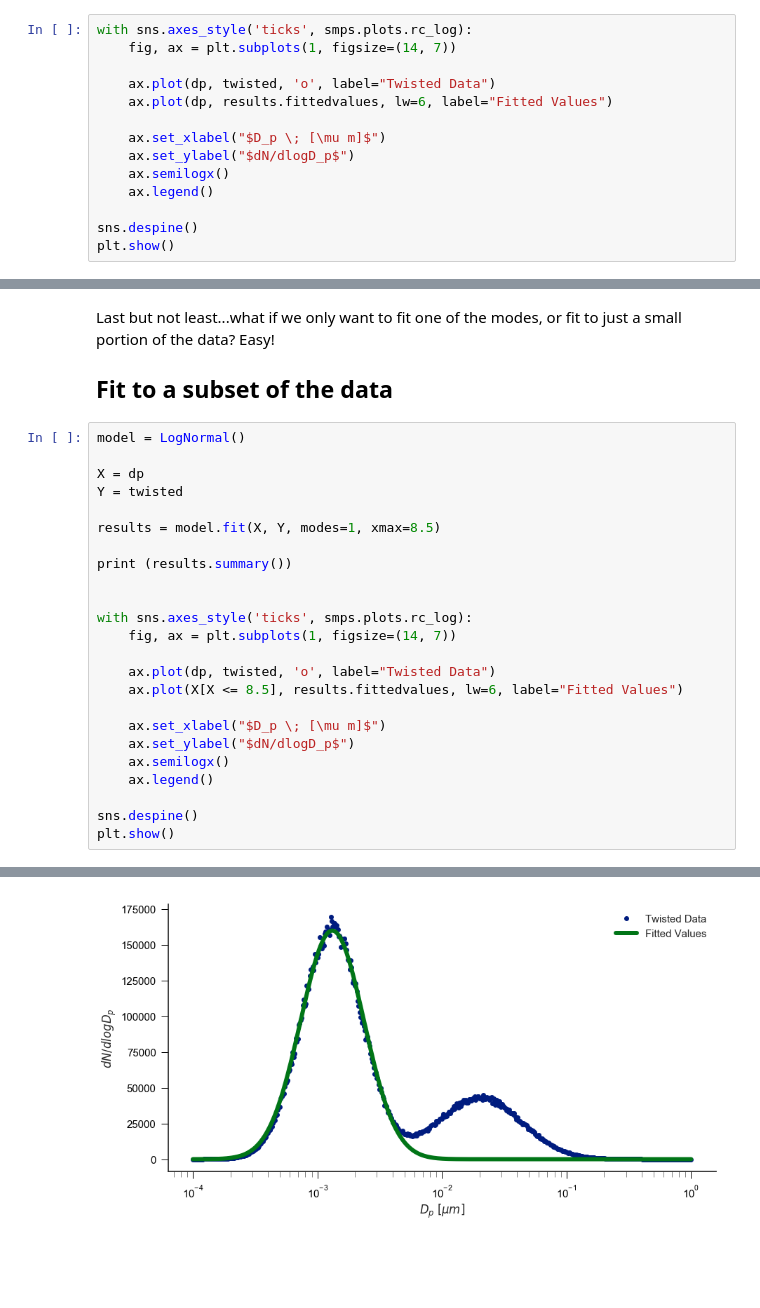
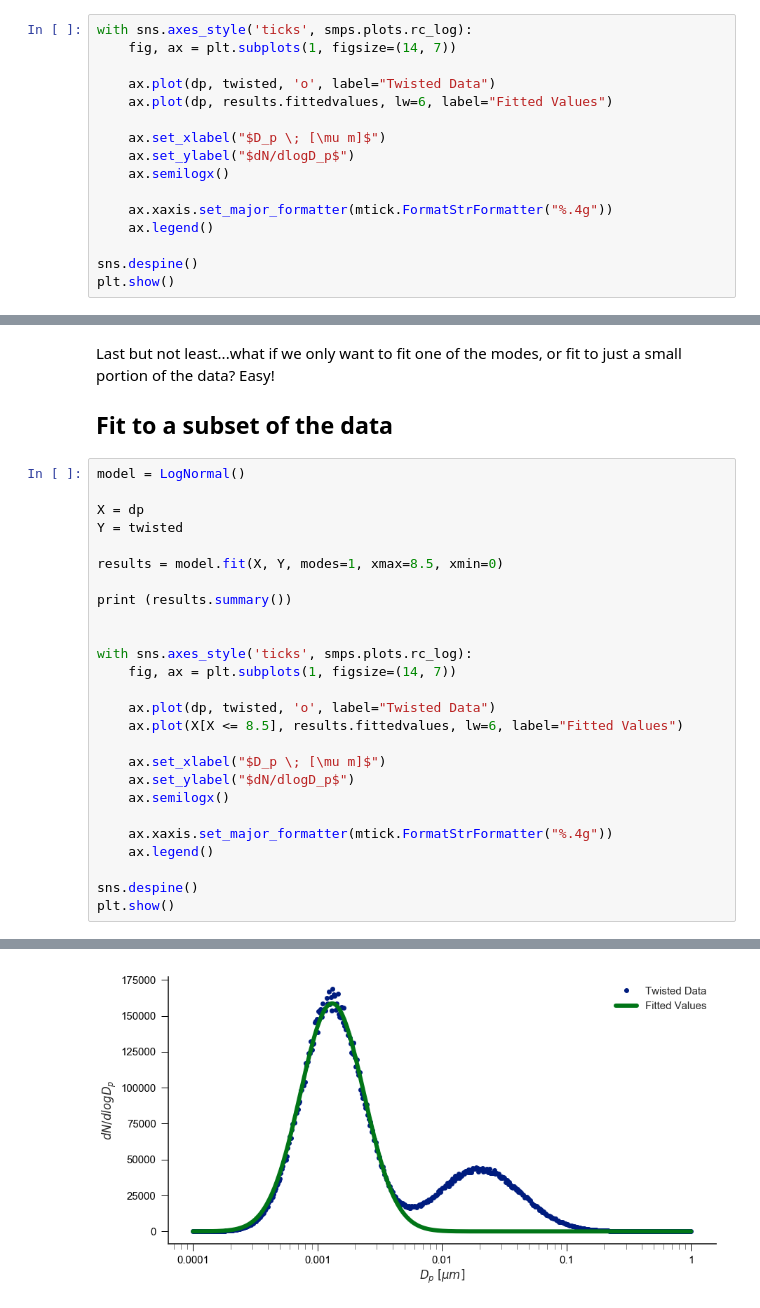
Before and after one commit to quant-aq/py-smps, a Jupyter notebook: examples/Fit a Multi-Modal Distribution.ipynb, the cells around one changed output, grey strips where cells are left out. Saved outputs shown, nothing was run; the diff lists cells and outputs as text; blank space fills up the shorter version.

```diff
--- a/examples/Fit a Multi-Modal Distribution.ipynb
+++ b/examples/Fit a Multi-Modal Distribution.ipynb
@@ -204,6 +204,8 @@ with sns.axes_style('ticks', smps.plots.rc_log):
     ax.set_xlabel("$D_p \; [\mu m]$")
     ax.set_ylabel("$dN/dlogD_p$")
     ax.semilogx()
+
+    ax.xaxis.set_major_formatter(mtick.FormatStrFormatter("%.4g"))
     ax.legend()
 
 sns.despine()
@@ -220,7 +222,7 @@ model = LogNormal()
 X = dp
 Y = twisted
 
-results = model.fit(X, Y, modes=1, xmax=8.5)
+results = model.fit(X, Y, modes=1, xmax=8.5, xmin=0)
 
 print (results.summary())
 
@@ -234,6 +236,8 @@ with sns.axes_style('ticks', smps.plots.rc_log):
     ax.set_xlabel("$D_p \; [\mu m]$")
     ax.set_ylabel("$dN/dlogD_p$")
     ax.semilogx()
+
+    ax.xaxis.set_major_formatter(mtick.FormatStrFormatter("%.4g"))
     ax.legend()
 
 sns.despine()
@@ -247,2 +251,2 @@ plt.show()
 --------------------------------------------------------------------------------
-[figure, old version]
+[figure, new version]
```
Also changed, not shown: parts of 7 cells of this notebook, 1 other file.
